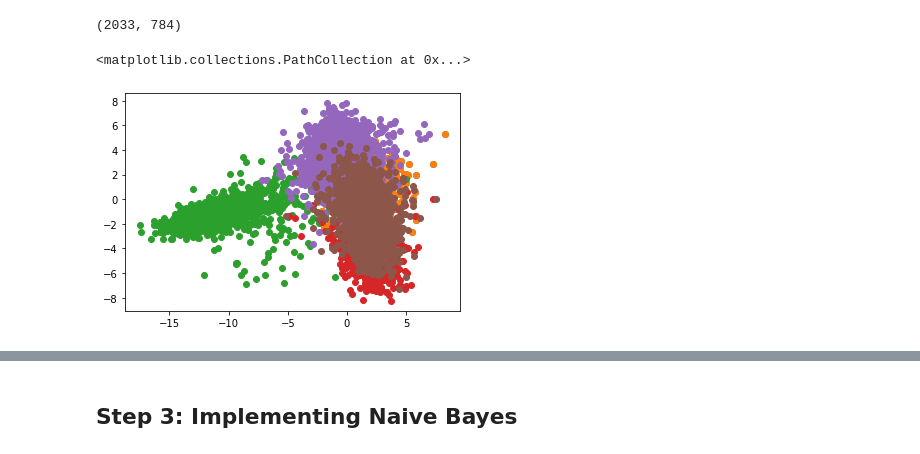
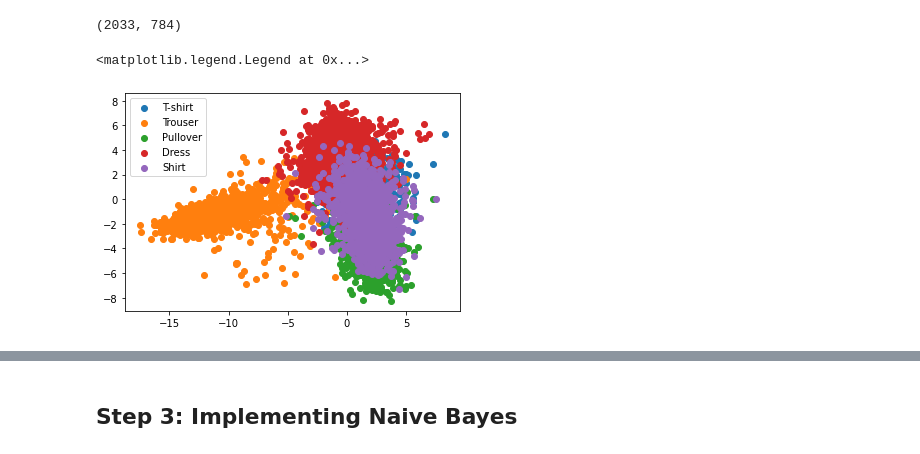
Before and after one commit to PetyaPetrova96/clasifying-clothing-types-, a Jupyter notebook: steps.ipynb, the cells around one changed output, grey strips where cells are left out. Drawn from its saved outputs; the diff is of its cells as text; code cells hidden in the pictures.

```diff
--- a/steps.ipynb
+++ b/steps.ipynb
@@ -284,32 +284,35 @@ print(class_tshirt.shape)
 # %%
 #Do scatter plot for each class to seee how LDA works
 
 tshirt_proj_x1 = np.dot(class_tshirt,x1)
 tshirt_proj_x2 = np.dot(class_tshirt,x2)
 
-plt.scatter(tshirt_proj_x1,tshirt_proj_x2)
+plt.scatter(tshirt_proj_x1,tshirt_proj_x2, label = 'T-shirt')
+
 
 trouser_proj_x1 = np.dot(class_trouser,x1)
 trouser_proj_x2 = np.dot(class_trouser,x2)
 
+plt.scatter(trouser_proj_x1,trouser_proj_x2, label = 'Trouser')
 
-plt.scatter(tshirt_proj_x1,tshirt_proj_x2)
-plt.scatter(trouser_proj_x1,trouser_proj_x2)
 
 pullover_proj_x1 = np.dot(class_pullover,x1)
 pullover_proj_x2 = np.dot(class_pullover,x2)
 
-plt.scatter(pullover_proj_x1,pullover_proj_x2)
+plt.scatter(pullover_proj_x1,pullover_proj_x2, label = 'Pullover')
+
 
 dress_proj_x1 = np.dot(class_dress,x1)
 dress_proj_x2 = np.dot(class_dress,x2)
 
-plt.scatter(dress_proj_x1,dress_proj_x2)
+plt.scatter(dress_proj_x1,dress_proj_x2, label = 'Dress')
+
 
 shirts_proj_x1 = np.dot(class_shirt,x1)
 shirts_proj_x2 = np.dot(class_shirt,x2)
 
-plt.scatter(shirts_proj_x1,shirts_proj_x2)
+plt.scatter(shirts_proj_x1,shirts_proj_x2, label = 'Shirt')
+plt.legend()
 # %% [output]
-<matplotlib.collections.PathCollection at 0x...>
+<matplotlib.legend.Legend at 0x...>
-[figure, old version]
+[figure, new version]
```
Also changed, not shown: parts of 8 cells of this notebook.
